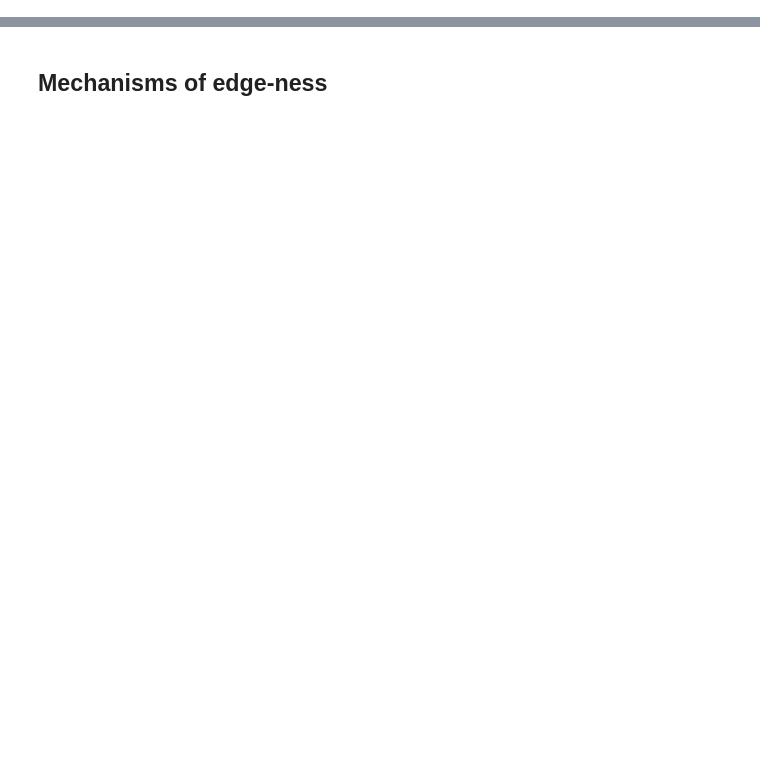
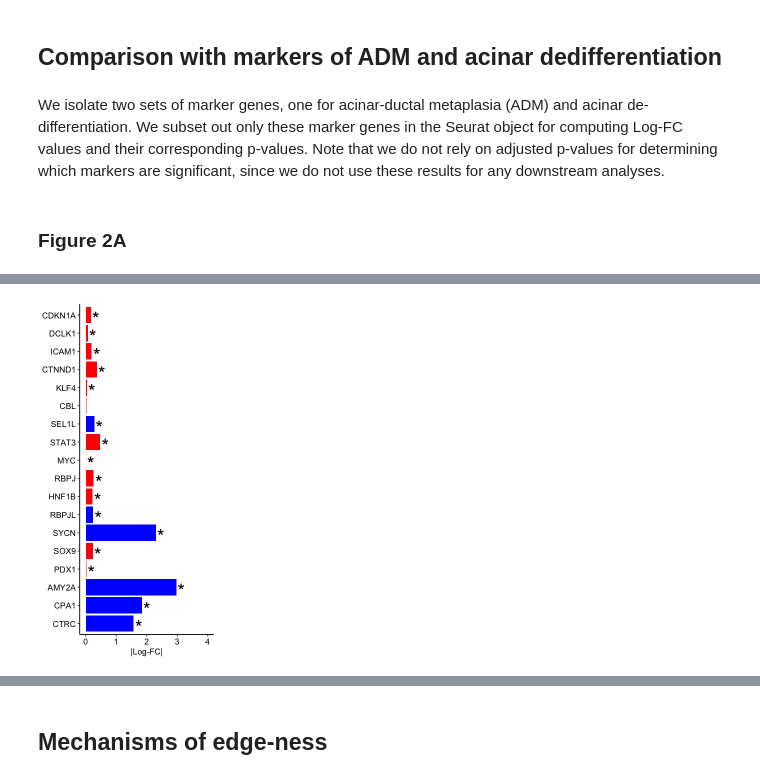
Before and after one commit to hannenhalli-lab/pdac_edge, a Jupyter notebook: publication/GenerateFigures.ipynb, the cells around one changed output, grey strips where cells are left out. Saved outputs shown, nothing was run; the diff lists cells and outputs as text; code cells hidden in the pictures; blank space fills up the shorter version.

```diff
--- a/publication/GenerateFigures.ipynb
+++ b/publication/GenerateFigures.ipynb
@@ -806,0 +92,13 @@ print(p_all)
+# %%
+all_cell_types <- unique(pdac_anno_dt$cluster)
+across_refs_edge_center_dt <- data.table()
+num_pcs = 50
+
+source("../src/process_pdac.R")
+malignant_cell_types <- c("Ductal cell type 2")
+normal_cell_types <- setdiff( unique(pdac_anno_dt$cluster), malignant_cell_types)
+edge_info_all <- add_edge_center_annotation_classic( seurat_obj, malignant_cell_types=malignant_cell_types,
+                                  normal_cell_types=normal_cell_types, num_pcs=num_pcs,
+                                  perform_control=T, no_tumour_adjacent=F, sample_info_column="orig.ident" )
+
+saveRDS(edge_info_all,"edge_info_all_doublet_filtered_celltypes.rds")
@@ -806,0 +1020,52 @@ print(p_all)
+# %% [markdown]
+## Comparison with markers of ADM and acinar dedifferentiation
+# %% [markdown]
+We isolate two sets of marker genes, one for acinar-ductal metaplasia (ADM) and acinar de-differentiation.
+We subset out only these marker genes in the Seurat object for computing Log-FC values and their corresponding p-values. Note that we do not rely on adjusted p-values for determining which markers are significant, since we do not use these results for any downstream analyses.
+# %% [markdown]
+### Figure 2A
+# %%
+marker_table <- fread("../data/progenitor_marker_table.tsv")[,!c("Stainings\ and\ References")]
+set(marker_table,NULL,"Acinar -> Progenitor",paste(marker_table$`Acinar cell`, marker_table$`Embryonic progenitor`,sep=" to "))
+set(marker_table,NULL,"Ductal -> Progenitor",paste(marker_table$`Duct cell`, marker_table$`Embryonic progenitor`,sep=" to "))
+marker_table <- marker_table[,!c("Acinar cell","Duct cell","Embryonic progenitor","")]
+marker_genes <- marker_table$Marker
+
+new_markers <- c("STAT3","SEL1L","CBL","KLF4","CTNND1","LKB1","ICAM1","DCLK1","CDKN1A") #Markers of ADM
+marker_genes <- c(marker_genes,new_markers) %>% setdiff(.,c("KRT19","PARM1","GP2","PTF1A")) #These markers in Baldan et. al pertain to ductal cells and not acinar cells
+
+sub_meta_data_dt <- meta_data_dt[cluster %in% c("Acinar cell"),.(cell.name,cluster)]
+sub_meta_data_dt <- merge( sub_meta_data_dt, edge_info_all$edge_center_dt[,.(cell.name,cell_category)], by="cell.name")
+sub_meta_data_dt[cluster == "Acinar cell",cell_type:=fifelse(cell_category == "edge","Edge Acinar","Non-Edge Acinar")]
+sub_meta_data <- as.data.frame(sub_meta_data_dt[,list(cell_type)])
+rownames(sub_meta_data) <- sub_meta_data_dt$cell.name
+subset_seurat_obj <- subset( seurat_obj,
+                            cells=sub_meta_data_dt$cell.name,
+                            features=marker_genes)
+subset_seurat_obj <- AddMetaData( subset_seurat_obj, sub_meta_data ) %>% SetIdent( ., value="cell_type")
+
+#Setting min.pct = 0 and logfc.threshold = -Inf is the only way to force Seurat to compute LogFC values
+#of all genes.
+prog_markers_df <- FindMarkers( subset_seurat_obj, ident.1="Edge Acinar",
+min.pct = 0, logfc.threshold=-Inf) %>%
+tibble::rownames_to_column("gene") %>%  mutate(significant=ifelse(p_val < 0.01,TRUE,FALSE),
+                                              regulation_type=ifelse(avg_logFC < 0,"Down","Up")) %>%
+mutate(display_gene=ifelse(significant,paste0("*",gene),gene)) %>% merge( marker_table[,.(Marker,`Acinar -> Progenitor`)], by.x="gene", by.y="Marker",all.x=T)
+for (gene in marker_genes) {
+    if (!gene %in% marker_table$Marker){
+        marker_table <- rbind( marker_table, list(gene,"- to +","- to +"))
+    }
+}
+
+options(repr.plot.height=6,repr.plot.width=3)
+prog_markers_df$gene <- factor(prog_markers_df$gene, marker_genes )
+p <- ggplot( prog_markers_df ) + geom_bar(aes(x=gene,y=abs(avg_logFC),fill=regulation_type),
+                                     stat="identity") + coord_flip() +
+ geom_text(data = prog_markers_df %>% dplyr::filter(significant), aes(x=gene,y=abs(avg_logFC)),label="*",
+           hjust=-0.2, vjust=0.75, size=8) +
+theme_pubr(base_size=10) + theme(legend.position="none",axis.text.x=element_text(size=10)) +
+scale_fill_manual(values=c("Down"="blue","Up"="red")) + xlab(NULL) + ylab("|Log-FC|") + ylim(0,4)
+print(p)
+ggsave("Fig2-markers.svg",p,width=3,height=6.5)
+rm(subset_seurat_obj)
+# %% [output]
@@ -806,0 +1074 @@ print(p_all)
+[figure, added]
```
Also changed, not shown: parts of 176 cells of this notebook, 6 other files.
